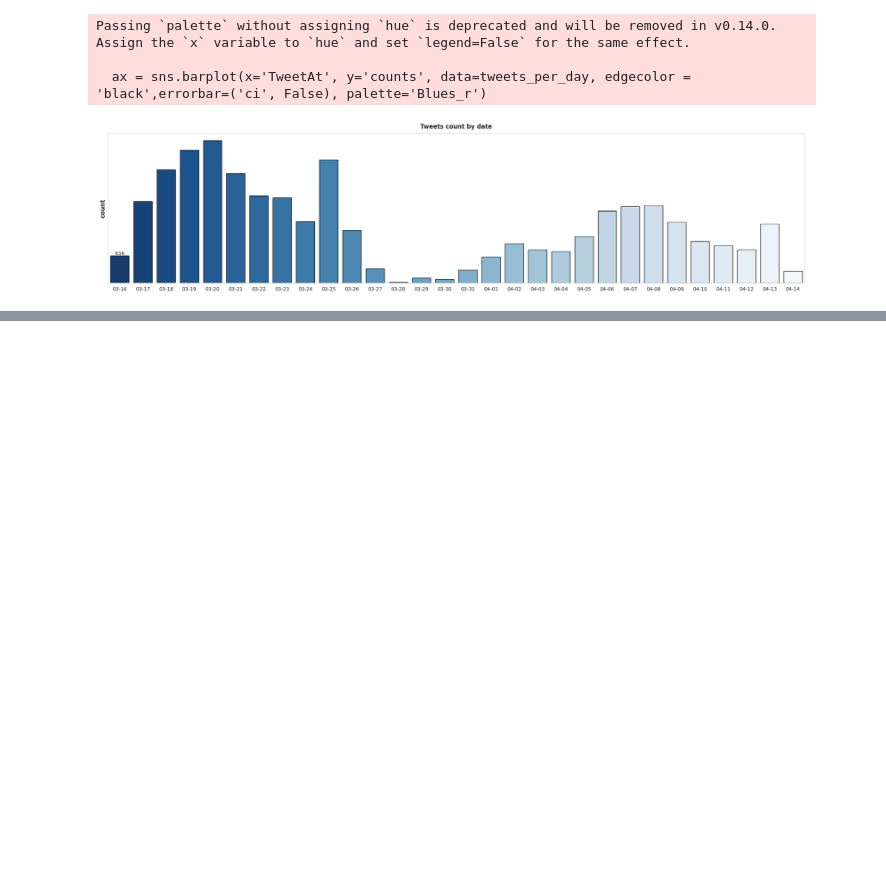
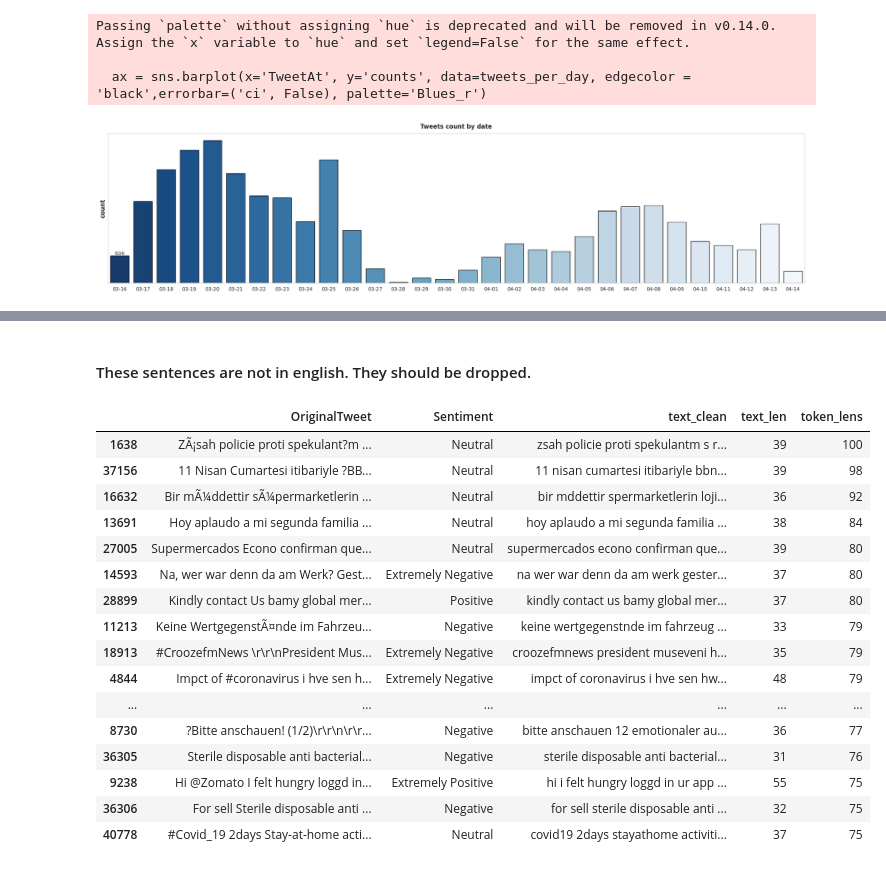
Before and after one commit to Arif-Badhon/Twitter_Sentiment_Analysis, a Jupyter notebook: twitter_sentiment_analysis.ipynb, the cells around one changed output, grey strips where cells are left out. Saved outputs shown, nothing was run; the diff lists cells and outputs as text; code cells hidden in the pictures; blank space fills up the shorter version.

```diff
--- a/twitter_sentiment_analysis.ipynb
+++ b/twitter_sentiment_analysis.ipynb
@@ -140,0 +355,10 @@ Passing `palette` without assigning `hue` is deprecated and will be removed in v
+# %%
+tokenizer = BertTokenizerFast.from_pretrained('bert-base-uncased')
+# %%
+token_lens = []
+
+for txt in df['text_clean'].values:
+    tokens = tokenizer.encode(txt, max_length=512, truncation=True)
+    token_lens.append(len(tokens))
+
+max_len=np.max(token_lens)
@@ -140,0 +371,8 @@ Passing `palette` without assigning `hue` is deprecated and will be removed in v
+# %%
+token_lens = []
+
+for i,txt in enumerate(df['text_clean'].values):
+    tokens = tokenizer.encode(txt, max_length=512, truncation=True)
+    token_lens.append(len(tokens))
+    if len(tokens)>80:
+        print(f"INDEX: {i}, TEXT: {txt}")
@@ -140,0 +384,25 @@ Passing `palette` without assigning `hue` is deprecated and will be removed in v
+# %% [markdown]
+#### These sentences are not in english. They should be dropped.
+# %%
+df['token_lens'] = token_lens
+# %%
+df = df.sort_values(by='token_lens', ascending=False)
+df.head(20)
+# %% [output]
+|  | OriginalTweet | Sentiment | text_clean | text_len | token_lens |
+| 1638 | ZÃ¡sah policie proti spekulant?m ... | Neutral | zsah policie proti spekulantm s r... | 39 | 100 |
+| 37156 | 11 Nisan Cumartesi itibariyle ?BB... | Neutral | 11 nisan cumartesi itibariyle bbn... | 39 | 98 |
+| 16632 | Bir mÃ¼ddettir sÃ¼permarketlerin ... | Neutral | bir mddettir spermarketlerin loji... | 36 | 92 |
+| 13691 | Hoy aplaudo a mi segunda familia ... | Neutral | hoy aplaudo a mi segunda familia ... | 38 | 84 |
+| 27005 | Supermercados Econo confirman que... | Neutral | supermercados econo confirman que... | 39 | 80 |
+| 14593 | Na, wer war denn da am Werk? Gest... | Extremely Negative | na wer war denn da am werk gester... | 37 | 80 |
+| 28899 | Kindly contact Us bamy global mer... | Positive | kindly contact us bamy global mer... | 37 | 80 |
+| 11213 | Keine WertgegenstÃ¤nde im Fahrzeu... | Negative | keine wertgegenstnde im fahrzeug ... | 33 | 79 |
+| 18913 | #CroozefmNews \r\r\nPresident Mus... | Extremely Negative | croozefmnews president museveni h... | 35 | 79 |
+| 4844 | Impct of #coronavirus i hve sen h... | Extremely Negative | impct of coronavirus i hve sen hw... | 48 | 79 |
+| ... | ... | ... | ... | ... | ... |
+| 8730 | ?Bitte anschauen! (1/2)\r\r\n\r\r... | Negative | bitte anschauen 12 emotionaler au... | 36 | 77 |
+| 36305 | Sterile disposable anti bacterial... | Negative | sterile disposable anti bacterial... | 31 | 76 |
+| 9238 | Hi @Zomato I felt hungry loggd in... | Extremely Positive | hi i felt hungry loggd in ur app ... | 55 | 75 |
+| 36306 | For sell Sterile disposable anti ... | Negative | for sell sterile disposable anti ... | 32 | 75 |
+| 40778 | #Covid_19 2days Stay-at-home acti... | Neutral | covid19 2days stayathome activiti... | 37 | 75 |
```
Also changed, not shown: parts of 35 cells of this notebook, 2 other files.
